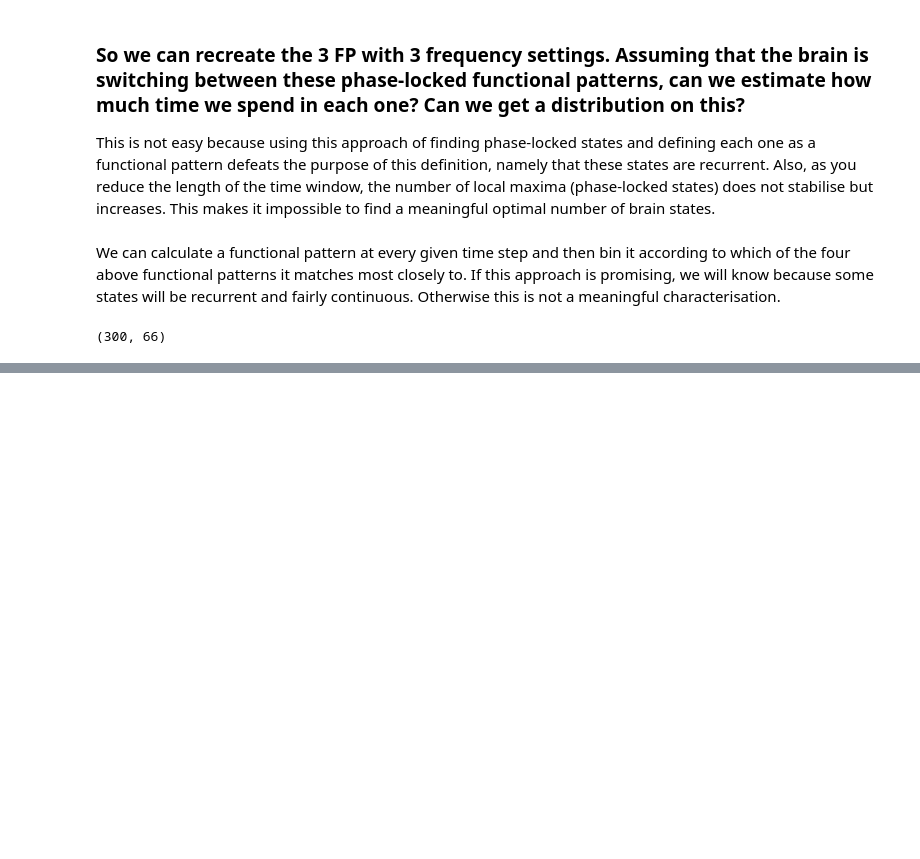
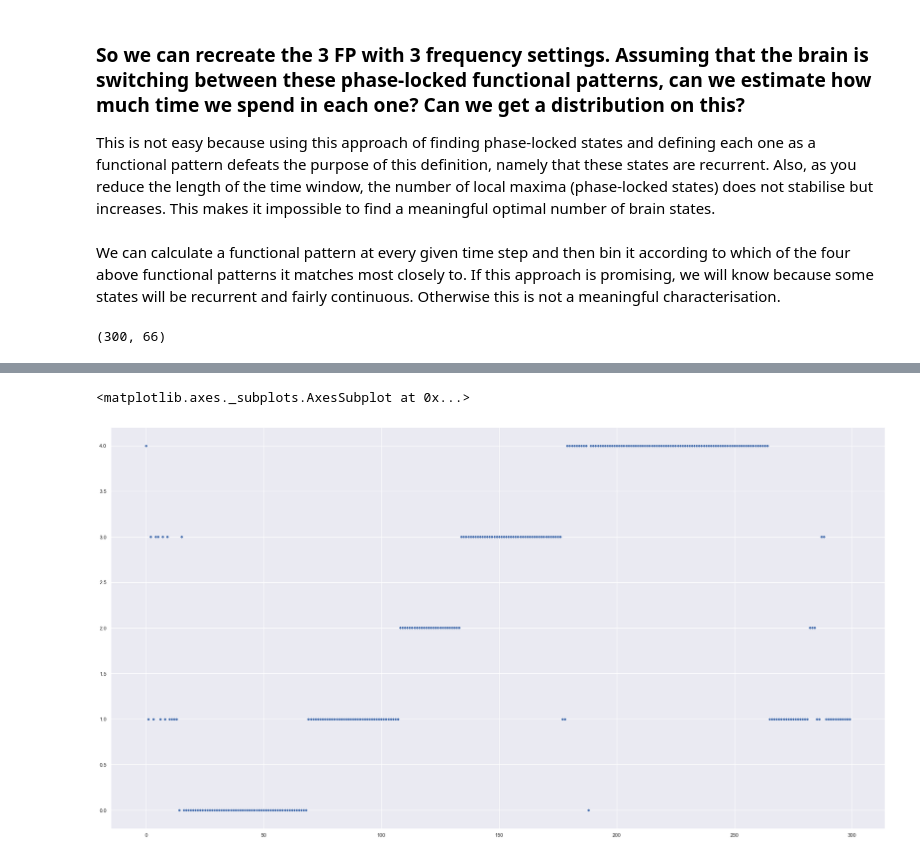
Before and after one commit to rnartallo/kuramotocontrol, a Jupyter notebook: PhaseLocking.ipynb, the cells around one changed output, grey strips where cells are left out. Saved outputs shown, nothing was run; the diff lists cells and outputs as text; code cells hidden in the pictures; blank space fills up the shorter version.

Commit message:
KMeans clustering of functional patterns

```diff
--- a/PhaseLocking.ipynb
+++ b/PhaseLocking.ipynb
@@ -315,4 +320,5 @@ for t in range(0,300):
     for i in range(0,E):
         d[i]= np.linalg.norm(SyntheticFC[:,:,i]-Cos_Phase_Differences[:,:,t])
     c = np.argmin(d)
-    clustering[t,0]=
+    clustering[t,0]=t
+    clustering[t,1]=c
@@ -318,0 +328,5 @@ for t in range(0,300):
+# %%
+sns.scatterplot(clustering[:,0],clustering[:,1])
+# %% [output]
+<matplotlib.axes._subplots.AxesSubplot at 0x...>
+[figure, added]
```
Also changed, not shown: parts of 6 cells of this notebook.
